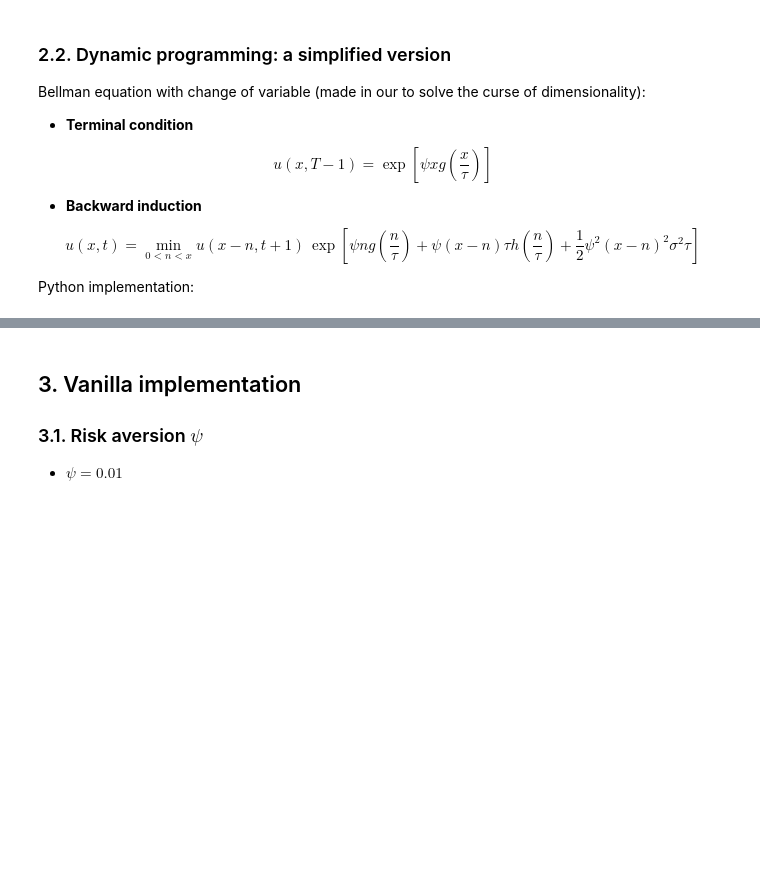
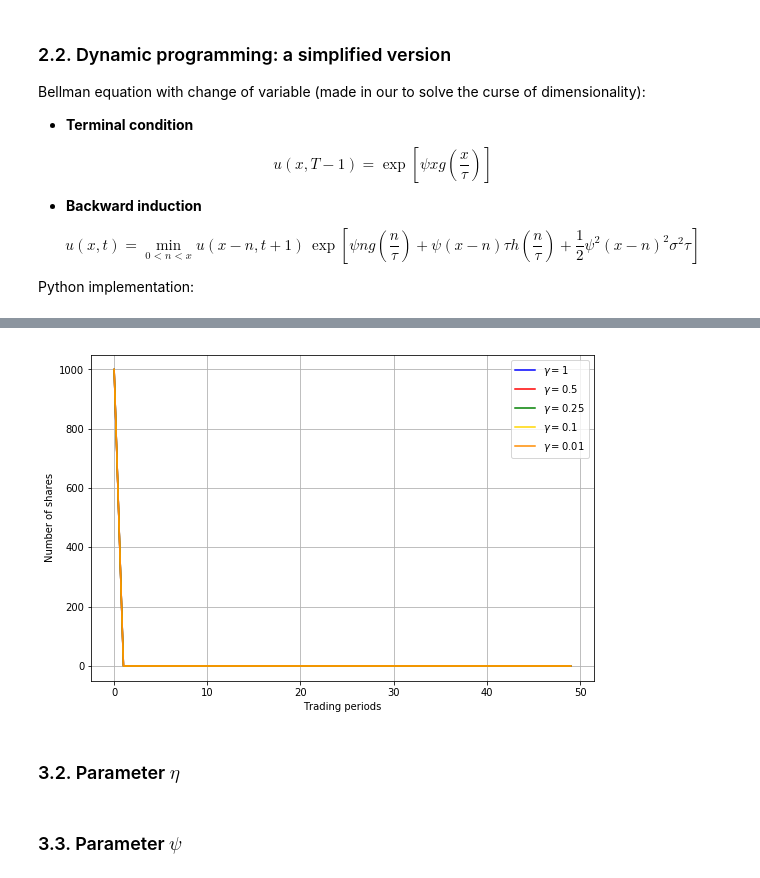
Before and after one commit to IlluvatarEru/ElectronicMarkets, a Jupyter notebook: Almgren-Chriss - Dynamic Programming.ipynb, the cells around one changed output, grey strips where cells are left out. Saved outputs shown, nothing was run; the diff lists cells and outputs as text; code cells hidden in the pictures; blank space fills up the shorter version.

```diff
--- a/Almgren-Chriss - Dynamic Programming.ipynb
+++ b/Almgren-Chriss - Dynamic Programming.ipynb
@@ -93,7 +76,7 @@ $$ u(x,t) = \min_{0<n<x} u(x-n,t+1) \, \exp \left[\psi n g \left(\frac{n}{\tau}\
 
 Python implementation:
 # %%
-def dynamic_programming(nb_T, X_total, psi, plot='True'):
+def dynamic_programming(nb_T, X_total, psi, alpha, beta, gamma, eta, plot='True'):
 
     """
     MODEL
@@ -119,19 +102,19 @@ def dynamic_programming(nb_T, X_total, psi, plot='True'):
 
     ### Terminal condition
     for x in range(X_total+1):
-        u[nb_T - 1, x] = np.exp(x * h(x/tau))
+        u[nb_T - 1, x] = np.exp(x * h(x/tau, alpha, eta))
         b[nb_T - 1, x] = x
 
     ### Backwards induction
     for t in range(nb_T-2, -1, -1):
         for x in range(X_total+1):
 
-            best_value = u[t+1,0] * np.exp(H(x, x, psi))
+            best_value = u[t+1,0] * np.exp(H(x, x, psi, alpha, beta, gamma, eta))
             best_n = x
 
             for n in range(x):
                 # We compute the utility function if we sell n shares
-                current_value = u[t+1,x-n] * np.exp(H(x, n, psi))
+                current_value = u[t+1,x-n] * np.exp(H(x, n, psi, alpha, beta, gamma, eta))
 
                 if current_value < best_value:
                     best_value = current_value
@@ -150,8 +133,8 @@ def dynamic_programming(nb_T, X_total, psi, plot='True'):
     ### Plot results
     if plot=='True':
         plt.figure(figsize=(7,5))
-        plt.plot(inventoryforX, marker='o', color='blue')
-        plt.xlabel('Day')
+        plt.plot(inventoryforX, color='blue', lw=1.5)
+        plt.xlabel('Trading periods')
         plt.ylabel('Number of shares')
         plt.grid(True)
         plt.show()
@@ -159,0 +157,24 @@ def dynamic_programming(nb_T, X_total, psi, plot='True'):
+# %%
+u1, b1, p1, N1 = dynamic_programming(nb_T=50, X_total=1000, psi=0.25, alpha=1, beta=1, gamma=0.05, eta=0.1, plot='False')
+u2, b2, p2, N2 = dynamic_programming(nb_T=50, X_total=1000, psi=0.25, alpha=1, beta=1, gamma=0.05, eta=0.01, plot='False')
+u3, b3, p3, N3 = dynamic_programming(nb_T=50, X_total=1000, psi=0.25, alpha=1, beta=1, gamma=0.05, eta=0.001, plot='False')
+u4, b4, p4, N4 = dynamic_programming(nb_T=50, X_total=1000, psi=0.25, alpha=1, beta=1, gamma=0.05, eta=0.0001, plot='False')
+u5, b5, p5, N5 = dynamic_programming(nb_T=50, X_total=1000, psi=0.25, alpha=1, beta=1, gamma=0.05, eta=0.00001, plot='False')
+# %%
+plt.figure(figsize=(9,6))
+
+plt.plot(p1, color='blue', lw=1.5, label='$\gamma=1$')
+plt.plot(p2, color='red', lw=1.5, label='$\gamma=0.5$')
+plt.plot(p3, color='green', lw=1.5, label='$\gamma=0.25$')
+plt.plot(p4, color='gold', lw=1.5, label='$\gamma=0.1$')
+plt.plot(p5, color='darkorange', lw=1.5, label='$\gamma=0.01$')
+
+plt.xlabel('Trading periods')
+plt.ylabel('Number of shares')
+plt.legend(loc='best')
+plt.grid(True)
+plt.show()
+# %% [output]
+[figure, added]
+# %% [markdown]
+### 3.2. Parameter $\eta$
@@ -160,6 +187,2 @@ def dynamic_programming(nb_T, X_total, psi, plot='True'):
 # %% [markdown]
-## 3. Vanilla implementation
-
-### 3.1. Risk aversion $\psi$
-
-- $\psi = 0.01$
+### 3.3. Parameter $\psi$
```
Also changed, not shown: parts of 7 cells of this notebook, 16 other files.
